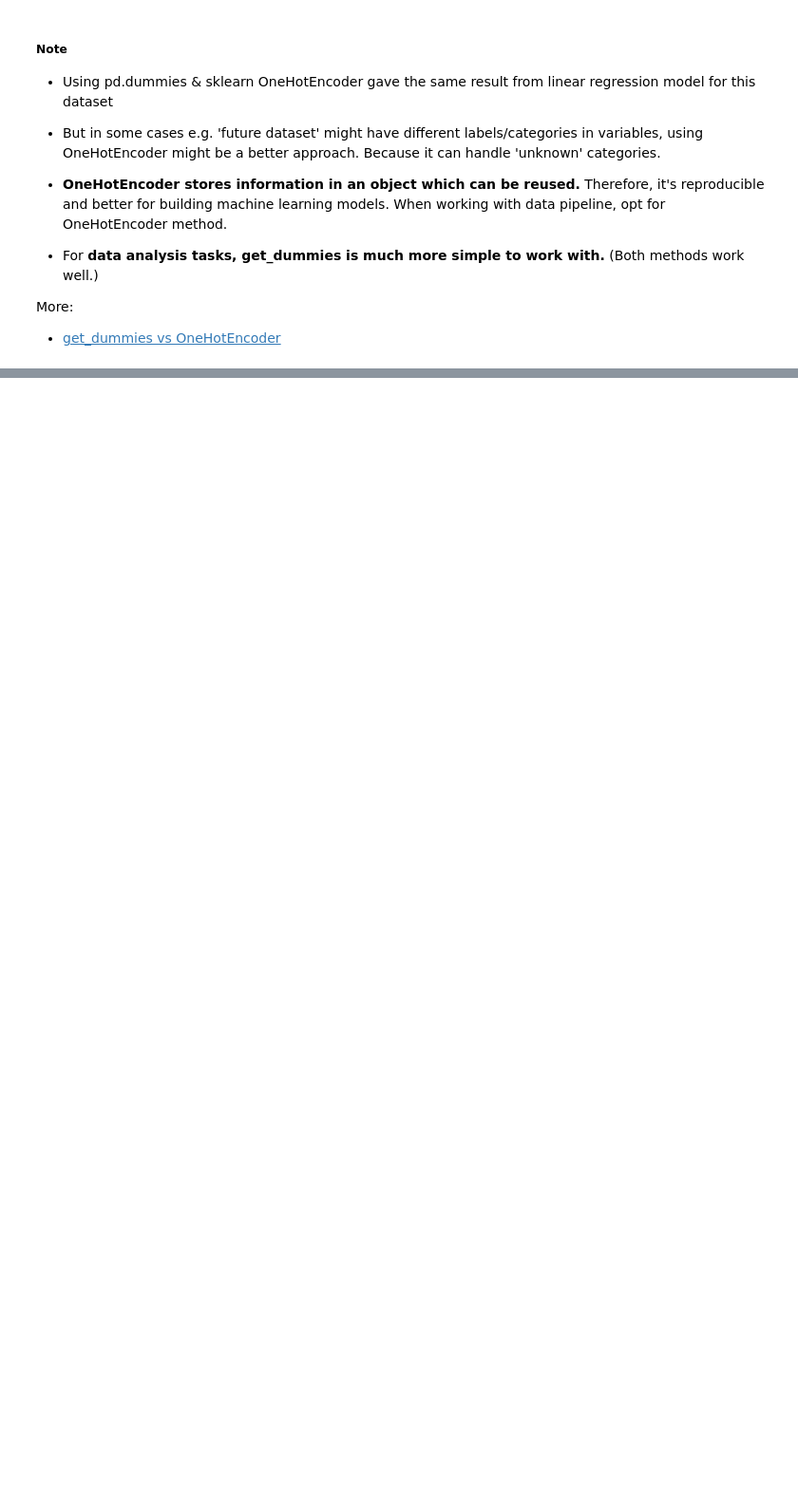
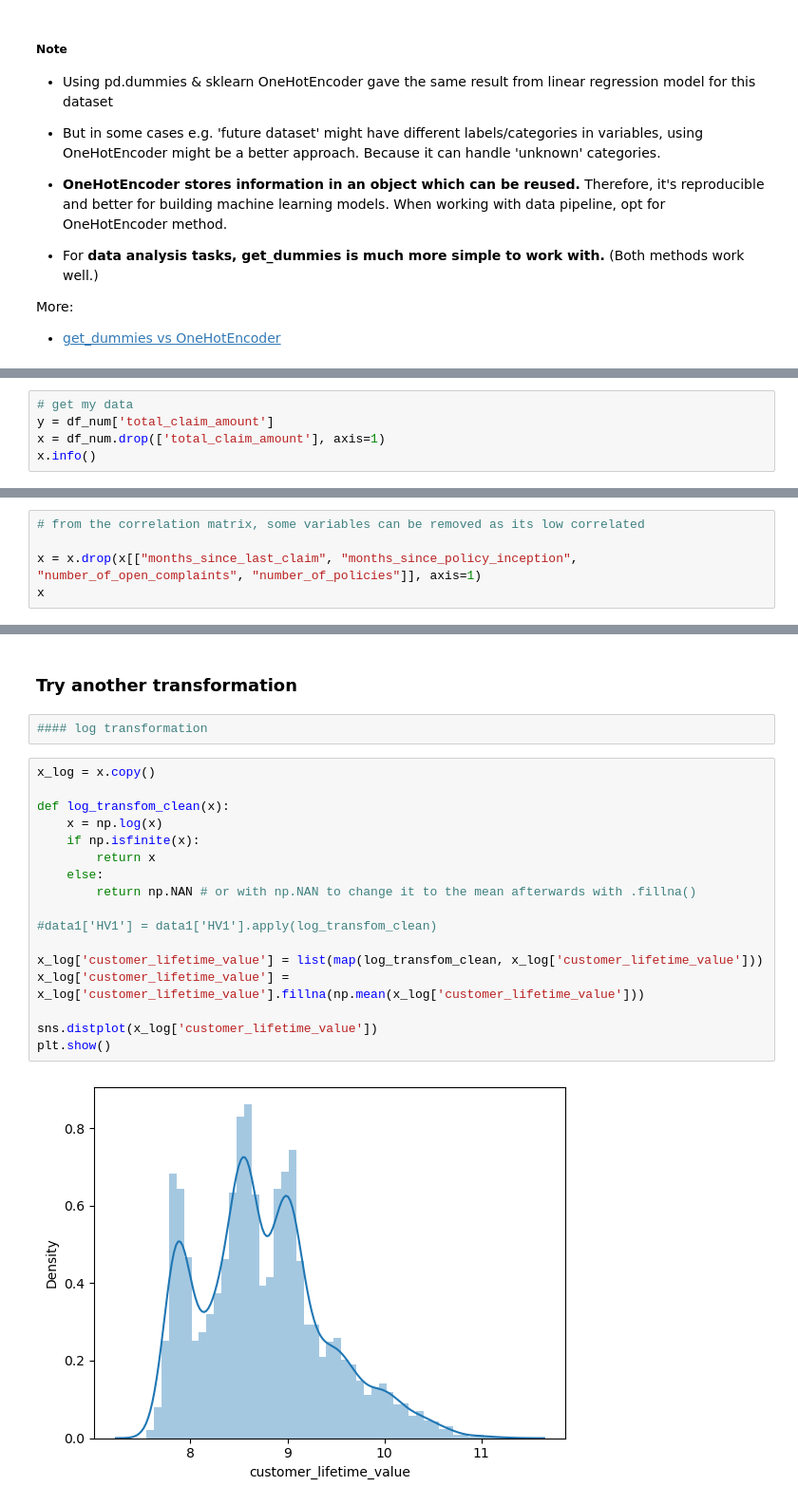
Before and after one commit to suphawadeeth/Data-Analytics-Ironhack, a Jupyter notebook: unit-1/week-3/lab-customer-analysis-round-7.ipynb, the cells around one changed output, grey strips where cells are left out. Shown at 95% size. Cells and saved outputs as stored; diff of their text form; blank space fills up the shorter version.

```diff
--- a/unit-1/week-3/lab-customer-analysis-round-7.ipynb
+++ b/unit-1/week-3/lab-customer-analysis-round-7.ipynb
@@ -925,0 +932,5 @@ More:
+# %%
+# get my data
+y = df_num['total_claim_amount']
+x = df_num.drop(['total_claim_amount'], axis=1)
+x.info()
@@ -925,0 +952,5 @@ More:
+# %%
+# from the correlation matrix, some variables can be removed as its low correlated
+
+x = x.drop(x[["months_since_last_claim", "months_since_policy_inception", "number_of_open_complaints", "number_of_policies"]], axis=1)
+x
@@ -925,0 +1023,23 @@ More:
+# %% [markdown]
+### Try another transformation
+# %%
+#### log transformation
+# %%
+x_log = x.copy()
+
+def log_transfom_clean(x):
+    x = np.log(x)
+    if np.isfinite(x):
+        return x
+    else:
+        return np.NAN # or with np.NAN to change it to the mean afterwards with .fillna()
+
+#data1['HV1'] = data1['HV1'].apply(log_transfom_clean)
+
+x_log['customer_lifetime_value'] = list(map(log_transfom_clean, x_log['customer_lifetime_value']))
+x_log['customer_lifetime_value'] = x_log['customer_lifetime_value'].fillna(np.mean(x_log['customer_lifetime_value']))
+
+sns.distplot(x_log['customer_lifetime_value'])
+plt.show()
+# %% [output]
+[figure, added]
```
Also changed, not shown: parts of 16 cells of this notebook.
